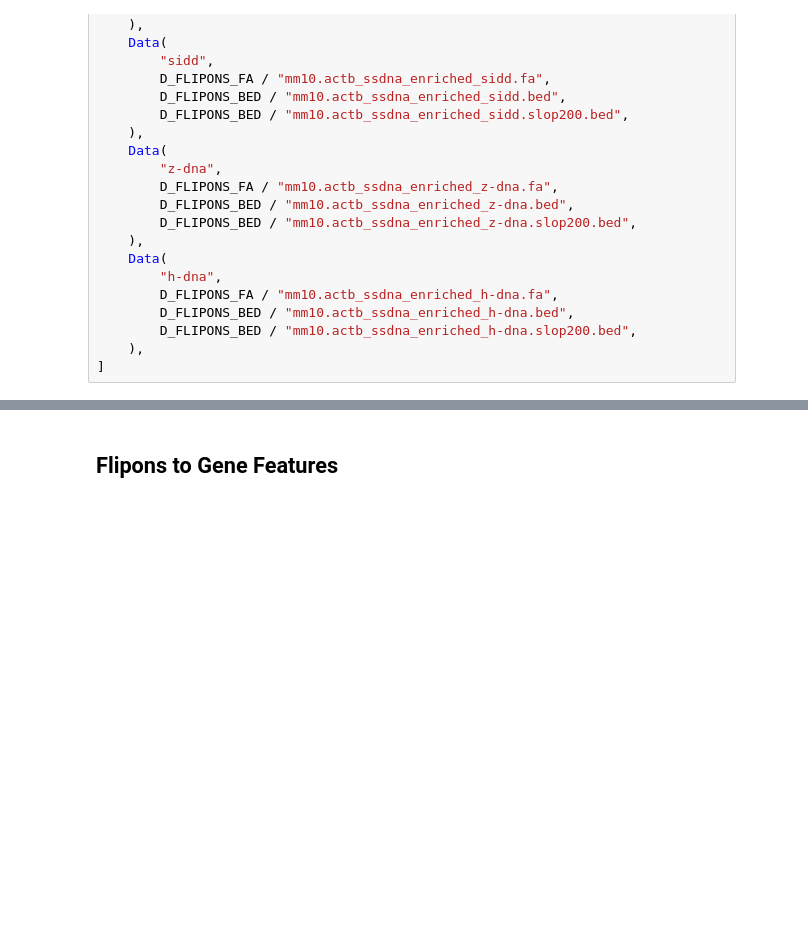
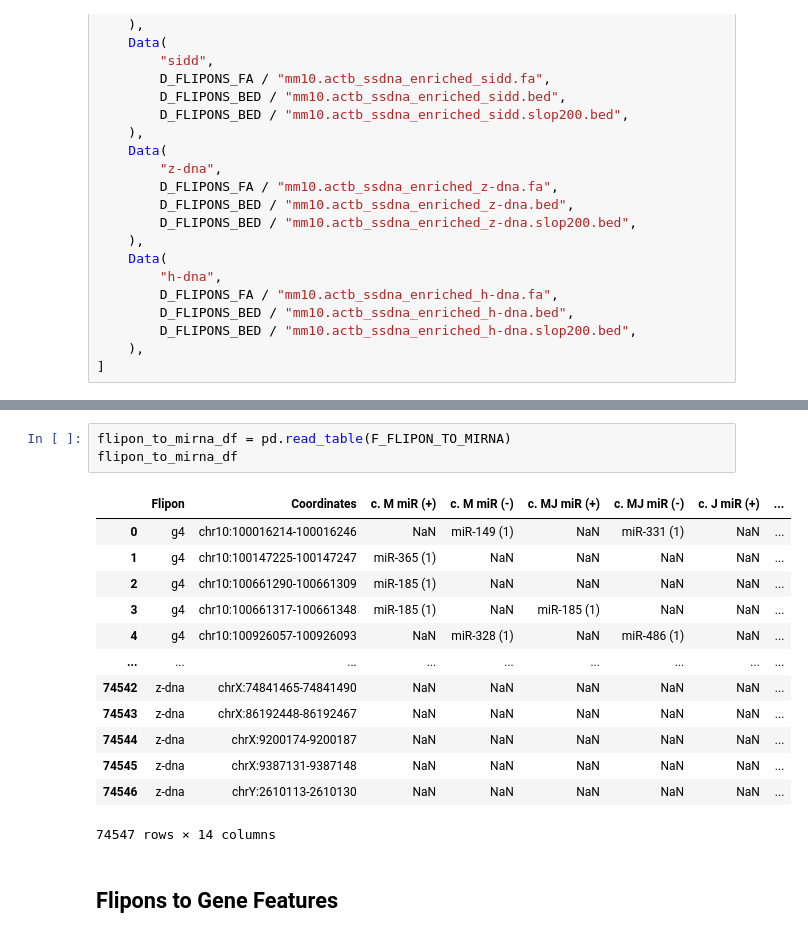
Before and after one commit to theopavlove/article_conserved_miRNA, a Jupyter notebook: notebooks/03_map_flipons_to_data.ipynb, the cells around one changed output, grey strips where cells are left out. Saved outputs shown, nothing was run; the diff lists cells and outputs as text; blank space fills up the shorter version.

```diff
--- a/notebooks/03_map_flipons_to_data.ipynb
+++ b/notebooks/03_map_flipons_to_data.ipynb
@@ -166,3 +60,20 @@ h-dna: 17,100 regions
+# %%
+flipon_to_mirna_df = pd.read_table(F_FLIPON_TO_MIRNA)
+flipon_to_mirna_df
+# %% [output]
+|  | Flipon | Coordinates | c. M miR (+) | c. M miR (-) | c. MJ miR (+) | c. MJ miR (-) | c. J miR (+) | ... |
+| 0 | g4 | chr10:100016214-100016246 | NaN | miR-149 (1) | NaN | miR-331 (1) | NaN | ... |
+| 1 | g4 | chr10:100147225-100147247 | miR-365 (1) | NaN | NaN | NaN | NaN | ... |
+| 2 | g4 | chr10:100661290-100661309 | miR-185 (1) | NaN | NaN | NaN | NaN | ... |
+| 3 | g4 | chr10:100661317-100661348 | miR-185 (1) | NaN | miR-185 (1) | NaN | NaN | ... |
+| 4 | g4 | chr10:100926057-100926093 | NaN | miR-328 (1) | NaN | miR-486 (1) | NaN | ... |
+| ... | ... | ... | ... | ... | ... | ... | ... | ... |
+| 74542 | z-dna | chrX:74841465-74841490 | NaN | NaN | NaN | NaN | NaN | ... |
+| 74543 | z-dna | chrX:86192448-86192467 | NaN | NaN | NaN | NaN | NaN | ... |
+| 74544 | z-dna | chrX:9200174-9200187 | NaN | NaN | NaN | NaN | NaN | ... |
+| 74545 | z-dna | chrX:9387131-9387148 | NaN | NaN | NaN | NaN | NaN | ... |
+| 74546 | z-dna | chrY:2610113-2610130 | NaN | NaN | NaN | NaN | NaN | ... |
+74547 rows × 14 columns
 # %% [markdown]
 ## Flipons to Gene Features
 # %%
```
Also changed, not shown: parts of 9 cells of this notebook, 53 other files.
